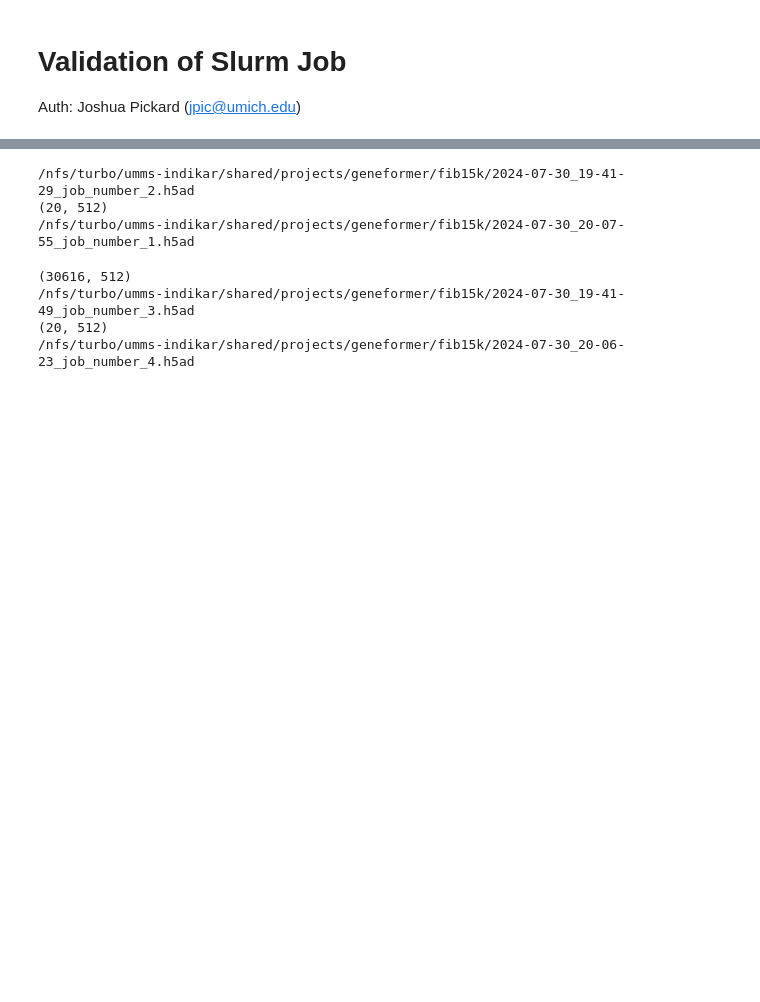
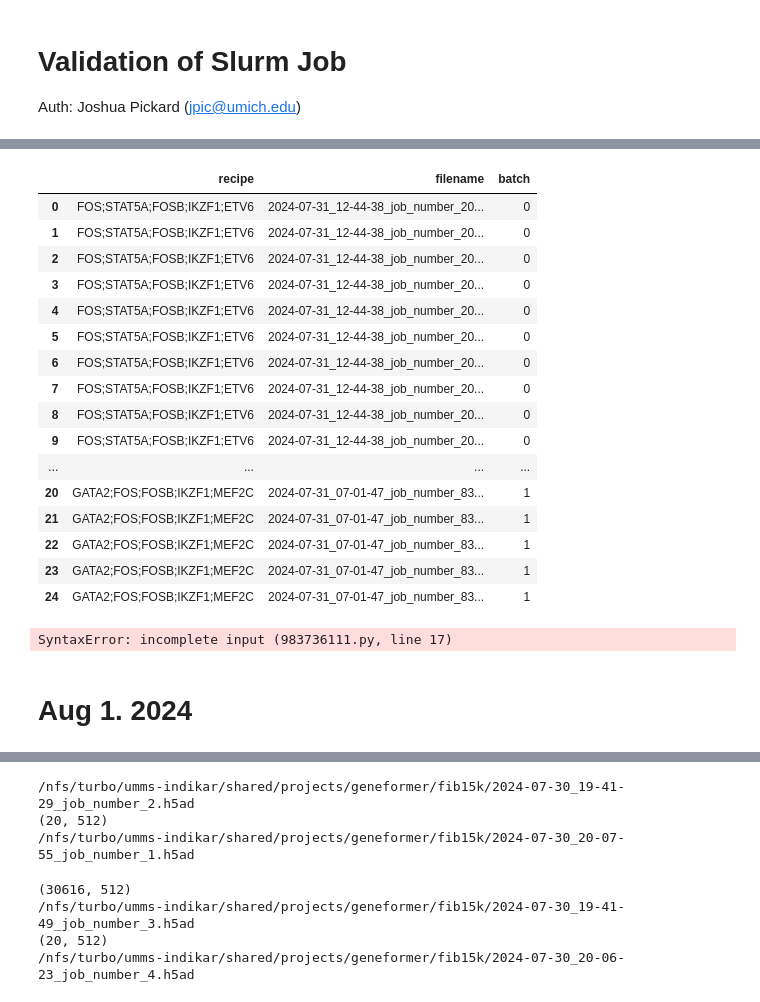
Before and after one commit to Jpickard1/scFoundationModels, a Jupyter notebook: HSC/jpic-investigate.ipynb, the cells around one changed output, grey strips where cells are left out. Cells and saved outputs as stored; diff of their text form; code cells hidden in the pictures; blank space fills up the shorter version.

```diff
--- a/HSC/jpic-investigate.ipynb
+++ b/HSC/jpic-investigate.ipynb
@@ -4,0 +111,40 @@ Auth: Joshua Pickard (jpic@umich.edu)
+# %%
+centroids.obs
+# %% [output]
+|  | recipe | filename | batch |
+| 0 | FOS;STAT5A;FOSB;IKZF1;ETV6 | 2024-07-31_12-44-38_job_number_20... | 0 |
+| 1 | FOS;STAT5A;FOSB;IKZF1;ETV6 | 2024-07-31_12-44-38_job_number_20... | 0 |
+| 2 | FOS;STAT5A;FOSB;IKZF1;ETV6 | 2024-07-31_12-44-38_job_number_20... | 0 |
+| 3 | FOS;STAT5A;FOSB;IKZF1;ETV6 | 2024-07-31_12-44-38_job_number_20... | 0 |
+| 4 | FOS;STAT5A;FOSB;IKZF1;ETV6 | 2024-07-31_12-44-38_job_number_20... | 0 |
+| 5 | FOS;STAT5A;FOSB;IKZF1;ETV6 | 2024-07-31_12-44-38_job_number_20... | 0 |
+| 6 | FOS;STAT5A;FOSB;IKZF1;ETV6 | 2024-07-31_12-44-38_job_number_20... | 0 |
+| 7 | FOS;STAT5A;FOSB;IKZF1;ETV6 | 2024-07-31_12-44-38_job_number_20... | 0 |
+| 8 | FOS;STAT5A;FOSB;IKZF1;ETV6 | 2024-07-31_12-44-38_job_number_20... | 0 |
+| 9 | FOS;STAT5A;FOSB;IKZF1;ETV6 | 2024-07-31_12-44-38_job_number_20... | 0 |
+| ... | ... | ... | ... |
+| 20 | GATA2;FOS;FOSB;IKZF1;MEF2C | 2024-07-31_07-01-47_job_number_83... | 1 |
+| 21 | GATA2;FOS;FOSB;IKZF1;MEF2C | 2024-07-31_07-01-47_job_number_83... | 1 |
+| 22 | GATA2;FOS;FOSB;IKZF1;MEF2C | 2024-07-31_07-01-47_job_number_83... | 1 |
+| 23 | GATA2;FOS;FOSB;IKZF1;MEF2C | 2024-07-31_07-01-47_job_number_83... | 1 |
+| 24 | GATA2;FOS;FOSB;IKZF1;MEF2C | 2024-07-31_07-01-47_job_number_83... | 1 |
+# %%
+import os
+import scanpy as sc
+import numpy as np
+from sklearn.cluster import KMeans
+import anndata as ad
+
+# Define the filepath
+filepath = "/nfs/turbo/umms-indikar/shared/projects/geneformer/fib15k/originals"
+
+# Initialize an empty AnnData object to store the centroids
+centroids = ad.AnnData()
+
+# Loop through each .h5ad file found in the file path
+for jj, filename in enumerate(os.listdir(filepath)):
+    print(str(jj) + '/' + str(len(os.listdir(filepath))))
+    if filename.endswith(".h5ad"):
+#         print(filename)
+# %% [output]
+SyntaxError: incomplete input (983736111.py, line 17)
@@ -4,0 +203,2 @@ Auth: Joshua Pickard (jpic@umich.edu)
+# %% [markdown]
+# Aug 1. 2024
```
Also changed, not shown: parts of 23 cells of this notebook, 3 other files.
